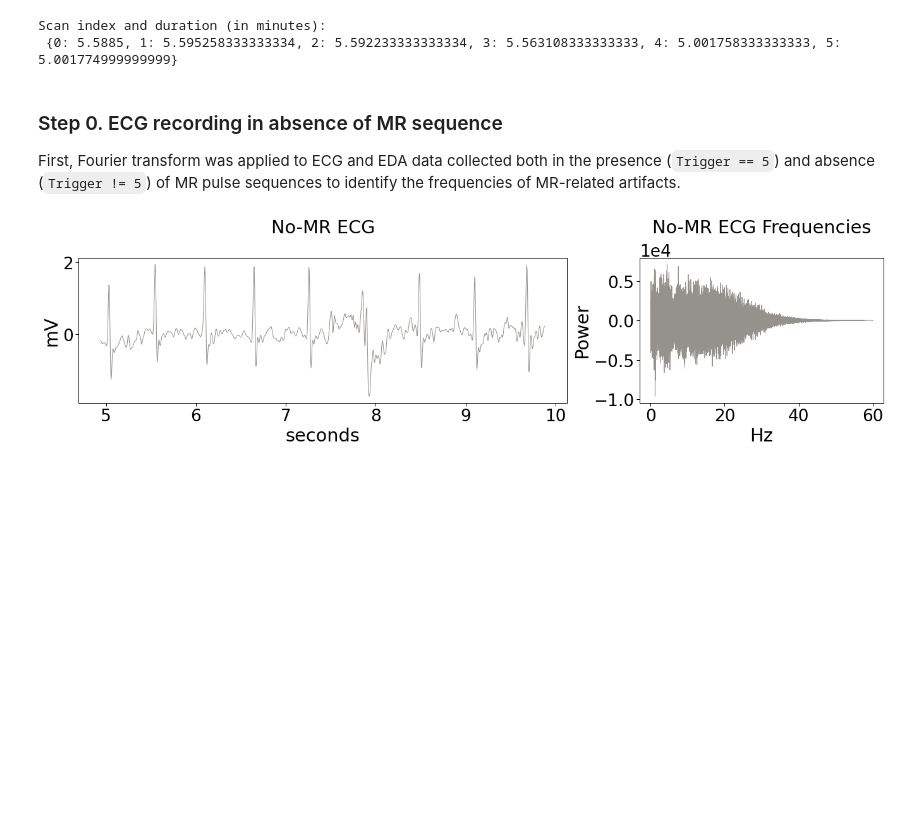
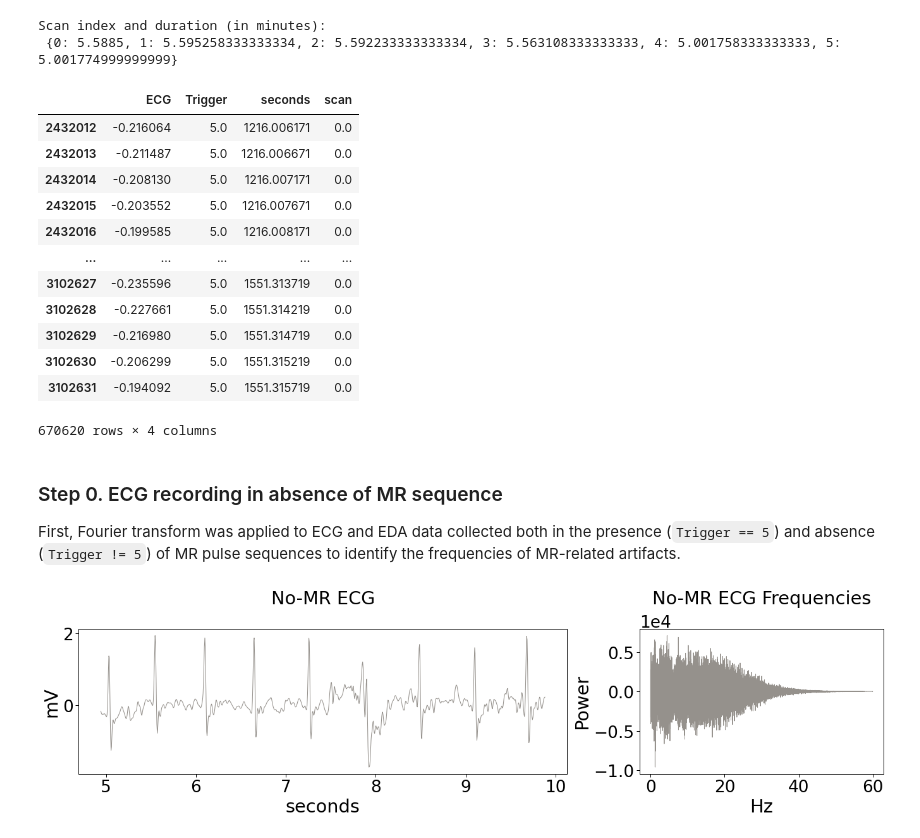
Before and after one commit to 62442katieb/mbme-physio-denoising, a Jupyter notebook: notebooks/denoising_ecg.ipynb, the cells around one changed output. Drawn from its saved outputs; the diff is of its cells as text; code cells hidden in the pictures; blank space fills up the shorter version.

```diff
--- a/notebooks/denoising_ecg.ipynb
+++ b/notebooks/denoising_ecg.ipynb
@@ -198,3 +191,19 @@ print('Scan index and duration (in minutes):\n',scans)
 # %% [output]
 Scan index and duration (in minutes):
  {0: 5.5885, 1: 5.595258333333334, 2: 5.592233333333334, 3: 5.563108333333333, 4: 5.001758333333333, 5: 5.001774999999999}
+# %%
+timeseries[timeseries['scan'] == 0]
+# %% [output]
+|  | ECG | Trigger | seconds | scan |
+| 2432012 | -0.216064 | 5.0 | 1216.006171 | 0.0 |
+| 2432013 | -0.211487 | 5.0 | 1216.006671 | 0.0 |
+| 2432014 | -0.208130 | 5.0 | 1216.007171 | 0.0 |
+| 2432015 | -0.203552 | 5.0 | 1216.007671 | 0.0 |
+| 2432016 | -0.199585 | 5.0 | 1216.008171 | 0.0 |
+| ... | ... | ... | ... | ... |
+| 3102627 | -0.235596 | 5.0 | 1551.313719 | 0.0 |
+| 3102628 | -0.227661 | 5.0 | 1551.314219 | 0.0 |
+| 3102629 | -0.216980 | 5.0 | 1551.314719 | 0.0 |
+| 3102630 | -0.206299 | 5.0 | 1551.315219 | 0.0 |
+| 3102631 | -0.194092 | 5.0 | 1551.315719 | 0.0 |
+670620 rows × 4 columns
```
Also changed, not shown: parts of 56 cells of this notebook, 5 other files.
